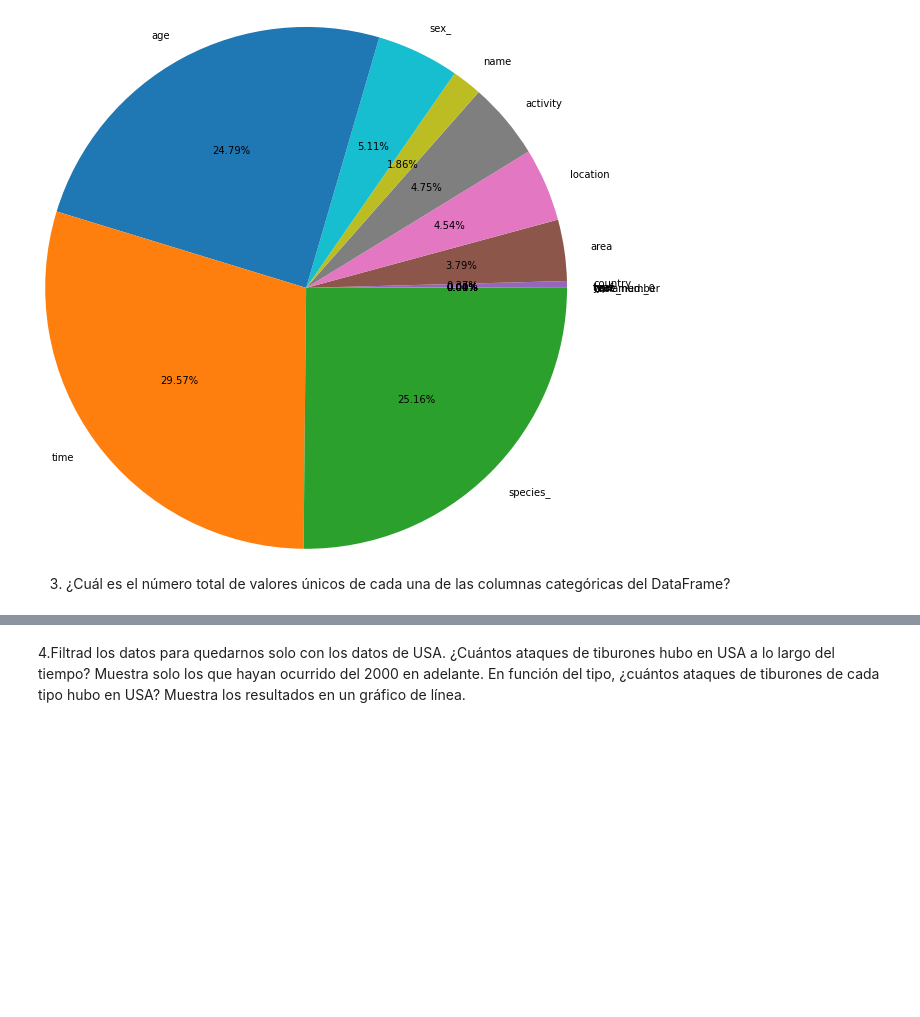
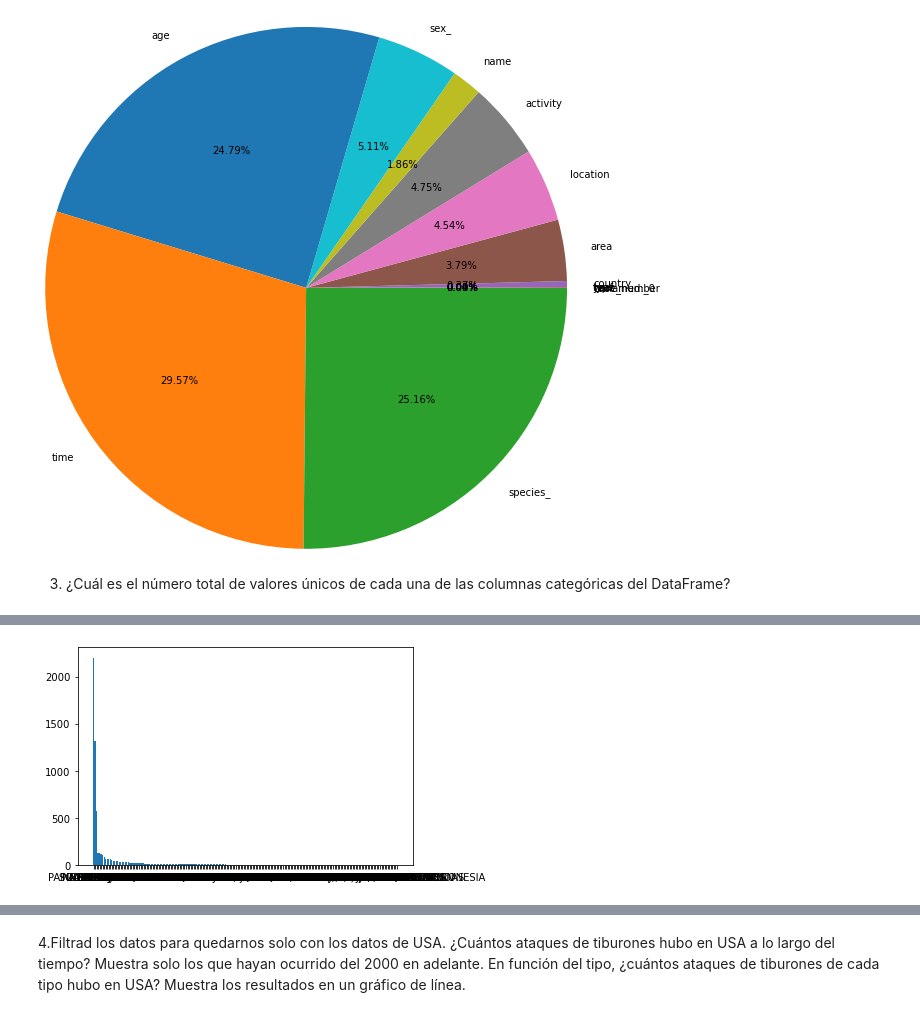
Before and after one commit to Adalab/DA_promoc_modulo2_sprint1_PaulayLola, a Jupyter notebook: Visualizacion/modulo-2-visualizacion-1.ipynb, the cells around one changed output, grey strips where cells are left out. Saved outputs shown, nothing was run; the diff lists cells and outputs as text; code cells hidden in the pictures; blank space fills up the shorter version.

```diff
--- a/Visualizacion/modulo-2-visualizacion-1.ipynb
+++ b/Visualizacion/modulo-2-visualizacion-1.ipynb
@@ -85,0 +125,2 @@ no_numericas = tipos[tipos == object].index
+# %%
+pais =  pd.DataFrame(df['country'].value_counts()).reset_index()
@@ -86,3 +136,9 @@ no_numericas = tipos[tipos == object].index
+# %%
+plt.figure()
+plt.bar(pais["index"],pais["country"])
+plt.show()
+# %% [output]
+[figure, added]
 # %%
 df.head()
 # %% [output]
```
Also changed, not shown: parts of 4 cells of this notebook, 3 other files.
